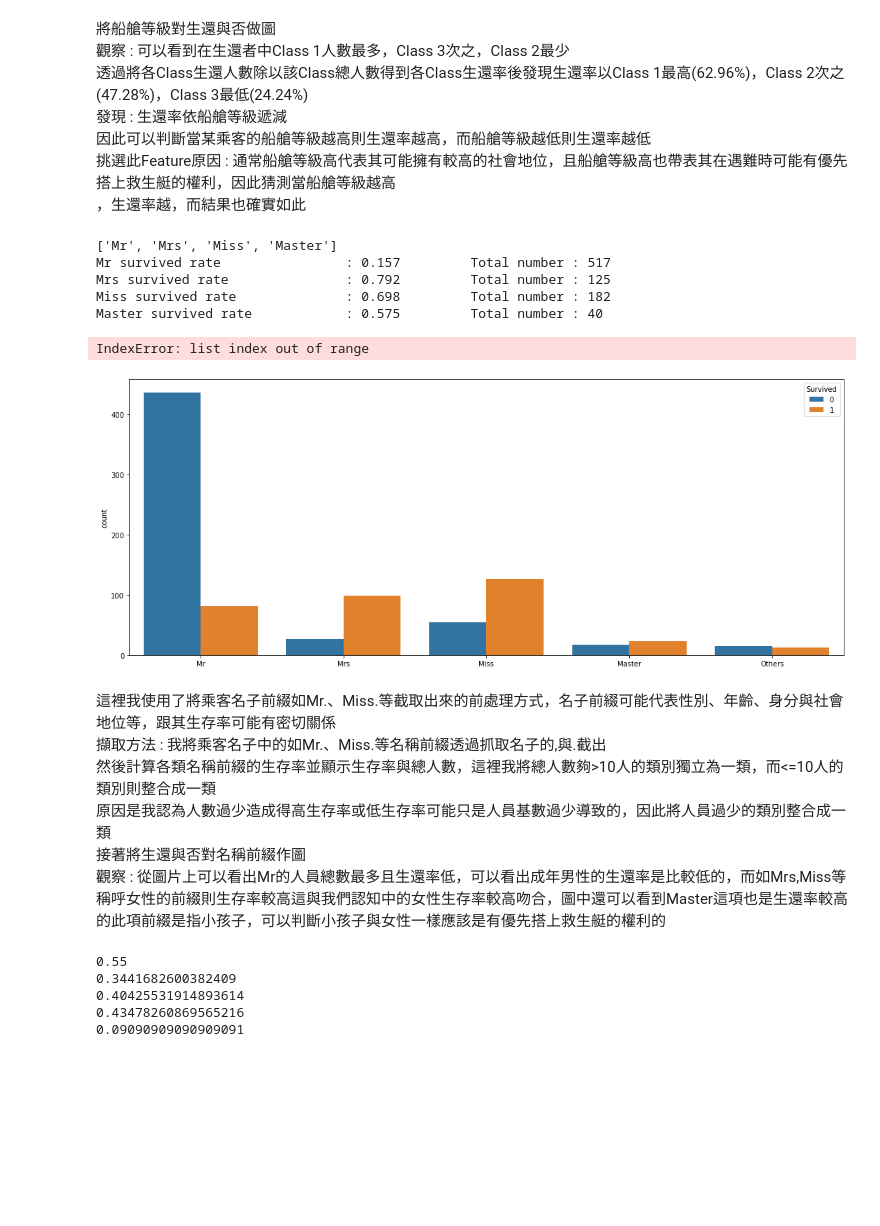
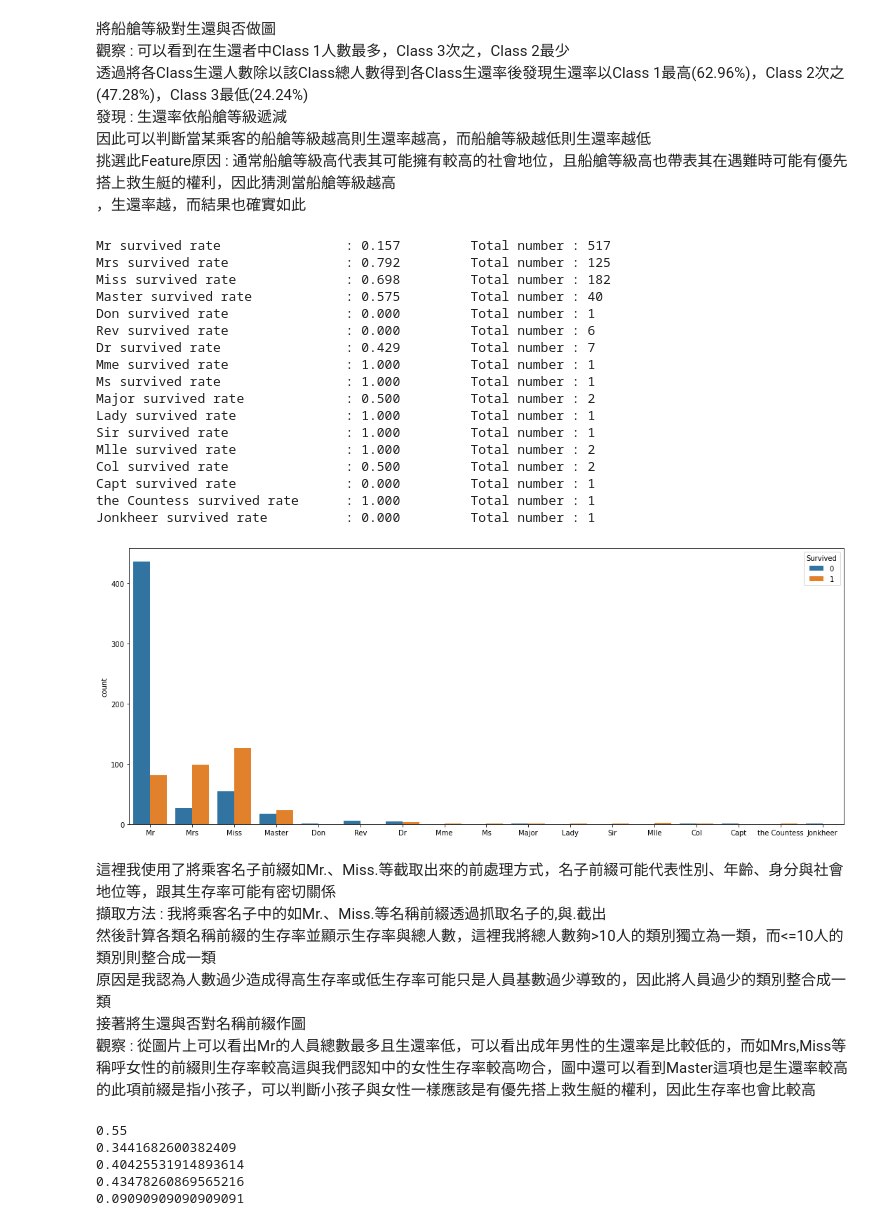
Before and after one commit to a43414786/FDA, a Jupyter notebook: FDA_HW2_F84086171/main.ipynb, the cells around one changed output. Cells and saved outputs as stored; diff of their text form; code cells hidden in the pictures; blank space fills up the shorter version.

```diff
--- a/FDA_HW2_F84086171/main.ipynb
+++ b/FDA_HW2_F84086171/main.ipynb
@@ -213,59 +213,90 @@ for i in name:
     if i[a+2:b] not in name_prefix_catagory:
         name_prefix_catagory.append(i[a+2:b])
 
-# print(name_prefix_catagory)
 catagory_survived = np.zeros((len(name_prefix_catagory),2),np.int32)
 
 for i in range(len(name_prefix)):
     idx = name_prefix_catagory.index(name_prefix[i])
     catagory_survived[idx][survived[i]] += 1
 
-for i in range(len(name_prefix)):
-    idx = name_prefix_catagory.index(name_prefix[i])
-    total = catagory_survived[idx][0] + catagory_survived[idx][1]
-    if total < 10:
-        name_prefix[i] = 'Others'
+# for i in range(len(name_prefix)):
+#     idx = name_prefix_catagory.index(name_prefix[i])
+#     total = catagory_survived[idx][0] + catagory_survived[idx][1]
+#     if total < 10:
+#         name_prefix[i] = 'Others'
 
-for i in range(len(name_prefix_catagory)):
-    total = catagory_survived[i][0] + catagory_survived[i][1]
-    if total < 10:
-        name_prefix_catagory[i] = 'Others'
+# for i in range(len(name_prefix_catagory)):
+#     total = catagory_survived[i][0] + catagory_survived[i][1]
+#     if total < 10:
+#         name_prefix_catagory[i] = 'Others'
 
-while 'Others' in name_prefix_catagory:
-    name_prefix_catagory.remove('Others')
+# others_survived = [0,0]
 
-print(name_prefix_catagory)
+# for i in range(len(name_prefix_catagory)):
+#     if name_prefix_catagory[i] == 'Others':
+#         others_survived[0] += catagory_survived[i][0]
+#         others_survived[1] += catagory_survived[i][1]
+
+# others_exist = False
+
+# while 'Others' in name_prefix_catagory:
+#     name_prefix_catagory.remove('Others')
+#     others_exist = True
+
+# if others_exist:
+#     name_prefix_catagory.append('Others')
+#     idxs = []
+#     for i in range(len(catagory_survived)):
+#         total = catagory_survived[i][0] + catagory_survived[i][1]
+#         if total < 10:
+#             idxs.append(i)
+#     idxs = sorted(idxs,reverse=True)
+#     for i in idxs:
+#         catagory_survived = np.delete(catagory_survived,i,0)
+#     catagory_survived = np.concatenate([catagory_survived,[others_survived]] , axis=0)
 
 fig = plt.figure(figsize=(15,6))
 sns.countplot(name_prefix,hue=survived)
 plt.tight_layout()
-
-new_catagory_survived = []
 
 for i in range(len(catagory_survived)):
     catagory = name_prefix_catagory[i]
     survival = catagory_survived[i][1]
     total = catagory_survived[i][0] + catagory_survived[i][1]
     if name_prefix_catagory[i] == 'the Countess':
         print('{} survived rate\t: {:.3f}\t\tTotal number : {}'.format(catagory,survival/total,total))
     else:
         print('{} survived rate\t\t: {:.3f}\t\tTotal number : {}'.format(catagory,survival/total,total))
-    # print(catagory_survived)
+
+lr = LabelEncoder()
+lr.fit(name_prefix)
+name_prefix = lr.transform(name_prefix)
 # %% [output]
-['Mr', 'Mrs', 'Miss', 'Master']
 Mr survived rate                : 0.157         Total number : 517
 Mrs survived rate               : 0.792         Total number : 125
 Miss survived rate              : 0.698         Total number : 182
 Master survived rate            : 0.575         Total number : 40
+Don survived rate               : 0.000         Total number : 1
+Rev survived rate               : 0.000         Total number : 6
+Dr survived rate                : 0.429         Total number : 7
+Mme survived rate               : 1.000         Total number : 1
+Ms survived rate                : 1.000         Total number : 1
+Major survived rate             : 0.500         Total number : 2
+Lady survived rate              : 1.000         Total number : 1
+Sir survived rate               : 1.000         Total number : 1
+Mlle survived rate              : 1.000         Total number : 2
+Col survived rate               : 0.500         Total number : 2
+Capt survived rate              : 0.000         Total number : 1
+the Countess survived rate      : 1.000         Total number : 1
+Jonkheer survived rate          : 0.000         Total number : 1
-IndexError: list index out of range
-[figure, old version]
+[figure, new version]
 # %% [markdown]
 這裡我使用了將乘客名子前綴如Mr.、Miss.等截取出來的前處理方式，名子前綴可能代表性別、年齡、身分與社會地位等，跟其生存率可能有密切關係<br>
 擷取方法 : 我將乘客名子中的如Mr.、Miss.等名稱前綴透過抓取名子的,與.截出<br>
 然後計算各類名稱前綴的生存率並顯示生存率與總人數，這裡我將總人數夠>10人的類別獨立為一類，而<=10人的類別則整合成一類<br>
 原因是我認為人數過少造成得高生存率或低生存率可能只是人員基數過少導致的，因此將人員過少的類別整合成一類<br>
 接著將生還與否對名稱前綴作圖<br>
-觀察 : 從圖片上可以看出Mr的人員總數最多且生還率低，可以看出成年男性的生還率是比較低的，而如Mrs,Miss等稱呼女性的前綴則生存率較高這與我們認知中的女性生存率較高吻合，圖中還可以看到Master這項也是生還率較高的此項前綴是指小孩子，可以判斷小孩子與女性一樣應該是有優先搭上救生艇的權利的
+觀察 : 從圖片上可以看出Mr的人員總數最多且生還率低，可以看出成年男性的生還率是比較低的，而如Mrs,Miss等稱呼女性的前綴則生存率較高這與我們認知中的女性生存率較高吻合，圖中還可以看到Master這項也是生還率較高的此項前綴是指小孩子，可以判斷小孩子與女性一樣應該是有優先搭上救生艇的權利，因此生存率也會比較高
 # %%
 
 from sklearn.impute import SimpleImputer       # 匯入填補缺失值的工具
```
Also changed, not shown: parts of 4 cells of this notebook.
